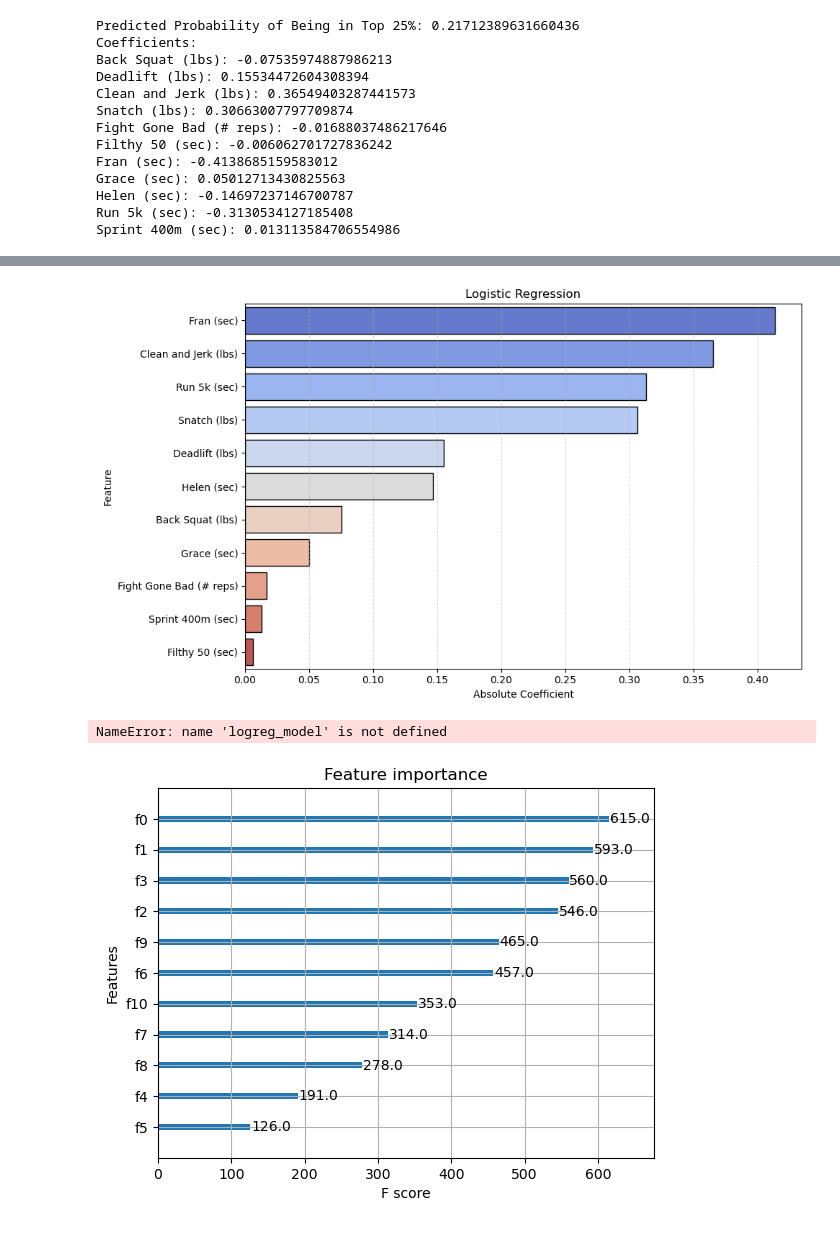
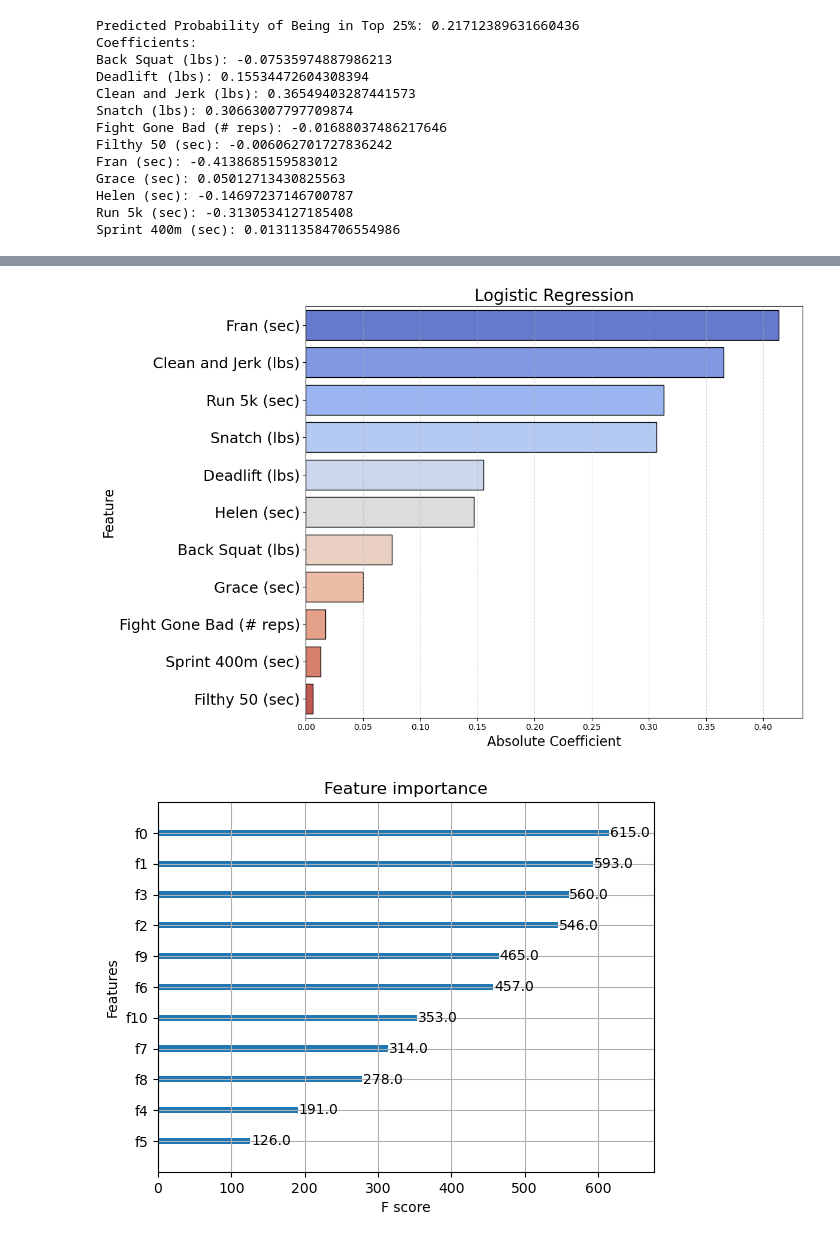
Before and after one commit to cdmoseley/CrossFit-Galvanize-Capstone, a Jupyter notebook: Crossfit_Analysis.ipynb, the cells around one changed output, grey strips where cells are left out. Cells and saved outputs as stored; diff of their text form; code cells hidden in the pictures.

```diff
--- a/Crossfit_Analysis.ipynb
+++ b/Crossfit_Analysis.ipynb
@@ -432,47 +425,33 @@ Sprint 400m (sec): 0.013113584706554986
 # %%
 #Logistic Regression Coefficient Chart
 abs_coefficients = np.abs(coefficients)
 coefficients_df = pd.DataFrame({'Feature': X.columns, 'Absolute Coefficient': abs_coefficients})
 coefficients_df = coefficients_df.sort_values(by='Absolute Coefficient', ascending=False)
 
-plt.figure(figsize=(10, 6))
+# Set the figure size
+plt.figure(figsize=(12, 8))
+
+# Create the bar plot
 sns.barplot(x='Absolute Coefficient', y='Feature', data=coefficients_df, palette="coolwarm", edgecolor='black')
-plt.xlabel('Absolute Coefficient')
-plt.ylabel('Feature')
-plt.title('Logistic Regression')
-plt.grid(axis='x', linestyle='--', alpha=0.5)  # Add gridlines for better readability
-plt.tight_layout()  # Adjust layout to prevent labels from overlapping
+
+# Set labels and title with increased font size
+plt.xlabel('Absolute Coefficient', fontsize=16)  # Increase font size for x-label
+plt.ylabel('Feature', fontsize=16)               # Increase font size for y-label
+plt.title('Logistic Regression', fontsize=20)    # Increase font size for title
+
+# Increase font size for y-axis feature labels
+plt.tick_params(axis='y', labelsize=18)
+
+# Add gridlines for better readability
+plt.grid(axis='x', linestyle='--', alpha=0.5)
+
+# Adjust layout to prevent labels from overlapping
+plt.tight_layout()
+
+# Show the plot
 plt.show()
 # %% [output]
-[figure, old version]
+[figure, new version]
-# %%
-# Extract coefficients and features
-coefficients = logreg_model.coef_[0]
-features = X.columns
-
-# Calculate absolute coefficients
-abs_coefficients = np.abs(coefficients)
-
-# Sort coefficients and features by absolute coefficient value
-sorted_indices = np.argsort(abs_coefficients)[::-1]
-sorted_coefficients = abs_coefficients[sorted_indices]
-sorted_features = np.array(features)[sorted_indices]
-
-# Create a color palette
-colors = sns.color_palette("coolwarm", len(sorted_coefficients))
-
-# Plot coefficients
-plt.figure(figsize=(10, 6))
-plt.barh(sorted_features, sorted_coefficients, color=colors, edgecolor='black', alpha=0.7)
-plt.xlabel('Absolute Coefficient Value')
-plt.ylabel('Feature')
-plt.title('Logistic Regression')
-plt.gca().invert_yaxis()  # Invert y-axis to show the most important features on top
-plt.grid(axis='x', linestyle='--', alpha=0.5)  # Add gridlines for better readability
-plt.tight_layout()  # Adjust layout to prevent labels from overlapping
-plt.show()
-# %% [output]
-NameError: name 'logreg_model' is not defined
 # %%
 # XG Boost
 xgb_model = xgb.XGBClassifier()
```
Also changed, not shown: parts of 14 cells of this notebook, 1 other file.
